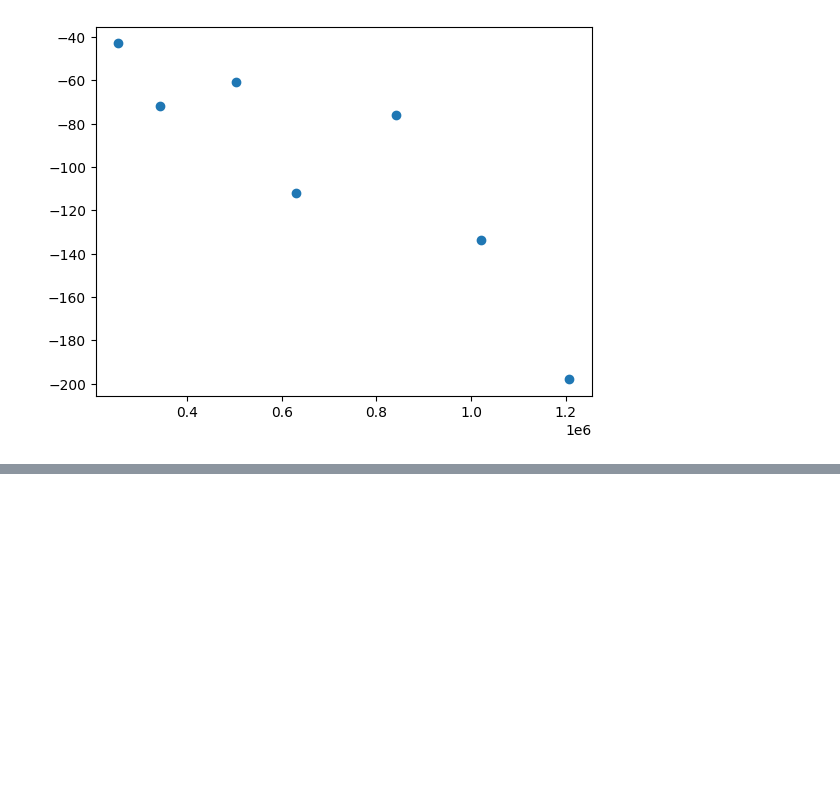
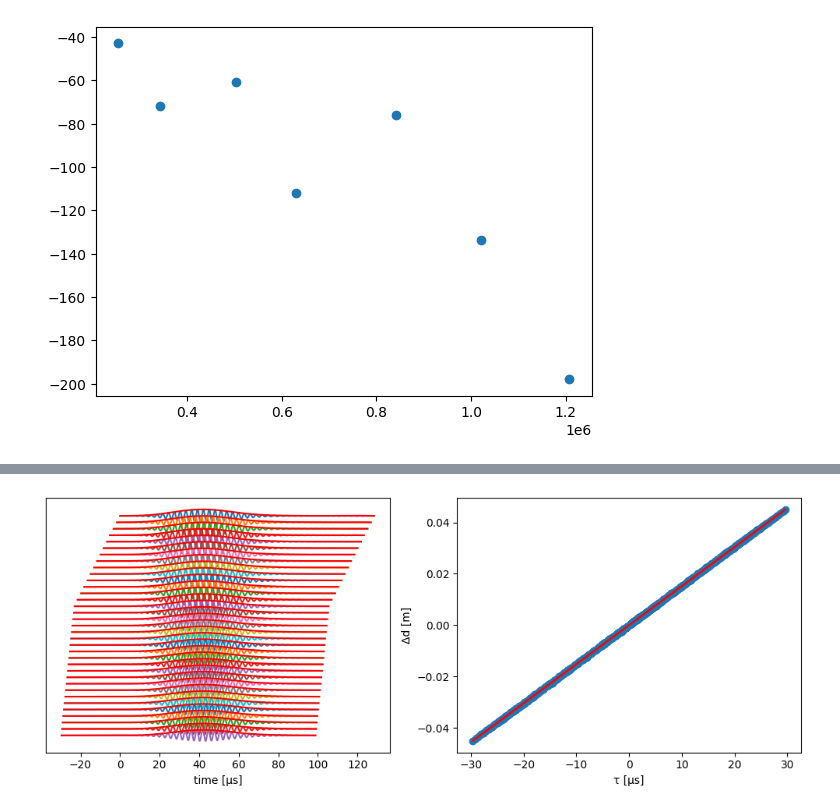
Before and after one commit to eriknbd/Lamb_wave_analisis, a Jupyter notebook: LambAnalisis.ipynb, the cells around one changed output, grey strips where cells are left out. Drawn from its saved outputs; the diff is of its cells as text; code cells hidden in the pictures; blank space fills up the shorter version.

```diff
--- a/LambAnalisis.ipynb
+++ b/LambAnalisis.ipynb
@@ -730,0 +740,84 @@ plt.show()
+# %%
+import numpy as np
+import importlib, lambmath
+importlib.reload(lambmath)
+from scipy.signal import hilbert
+from scipy.stats import linregress
+from itertools import combinations      # para pares (i,j)
+
+import numpy as np
+from scipy.signal import hilbert
+from scipy.stats import linregress
+
+def cc_group_velocity_all(data_in, d,
+                          bp_w=None, bp_c=None, bp_order=4,
+                          plot=False, offset=None, title=None):
+    """
+    Calcula la velocidad de grupo usando la correlación cruzada de *todos*
+    los pares de señales (i,j) con i != j.
+
+    Devuelve np.array([vg, intercepto, R2])
+    """
+    # ----------- pre-procesado ---------------------
+    if bp_w is not None:
+        data_in = bandpass(data_in, bp_w, bp_c, bp_order)
+
+    time    = data_in.T[0]
+    signals = data_in.T[1:]
+    n       = signals.shape[0]
+
+    if offset is None:
+        offset = signals[0].max()
+
+    env = [np.abs(hilbert(signal)) for signal in signals]   # envolventes
+
+    # ---------------- correlaciones cruzadas --------------------------
+    taus, dists = [], []
+    for i in range(n):
+        for j in range(n):
+            if i == j:
+                continue
+            tau_ij = cc_tau(time, env[i], env[j])   # retraso j respecto a i
+            taus.append(tau_ij)
+            dists.append(d[j] - d[i])              # distancia j-i
+
+    taus, dists = np.array(taus), np.array(dists)
+
+    lr = linregress(taus, dists)                   # pendiente = velocidad
+    vg      = lr.slope
+    y0      = lr.intercept
+    rsquare = lr.rvalue**2
+
+    # -------------------- gráfica --------------------------
+    if plot:
+        import matplotlib.pyplot as plt
+        fig, ax = plt.subplots(1, 2, figsize=(10, 4))
+
+        if title:
+            ax[0].set_title(title, fontweight='bold', loc='left', pad=10)
+        ax[0].set_xlabel("time [µs]")
+        ax[0].set_yticks([])
+        ax[1].set_xlabel("τ [µs]")
+        ax[1].set_ylabel("Δd [m]")
+
+        # Para ilustrar: “alineamos” cada traza usando su τ medio respecto a la 0
+        tau_ref = [cc_tau(time, env[0], env[k]) if k else 0 for k in range(n)]
+
+        for k in range(n):
+            ax[0].plot((time - tau_ref[k]) * 1e6, signals[k] - k*offset)
+            ax[0].plot((time - tau_ref[k]) * 1e6, env[k]      - k*offset, c="red")
+
+        ax[1].scatter(taus*1e6, dists)
+        ax[1].plot(taus*1e6, vg*taus + y0, c="red")
+        fig.tight_layout()
+        plt.show()
+
+    return np.array([vg, y0, rsquare])
+
+
+from lambmath import cc_group_velocity, bandpass
+print(cc_group_velocity_all(data_file[names[1]], dist, plot = True, bp_w = 200e3))
+
+print(cc_group_velocity(data_file[names[1]], dist, plot = True, bp_w = 200e3))
+# %% [output]
+[figure, added]
```
Also changed, not shown: parts of 3 cells of this notebook, 41 other files.
